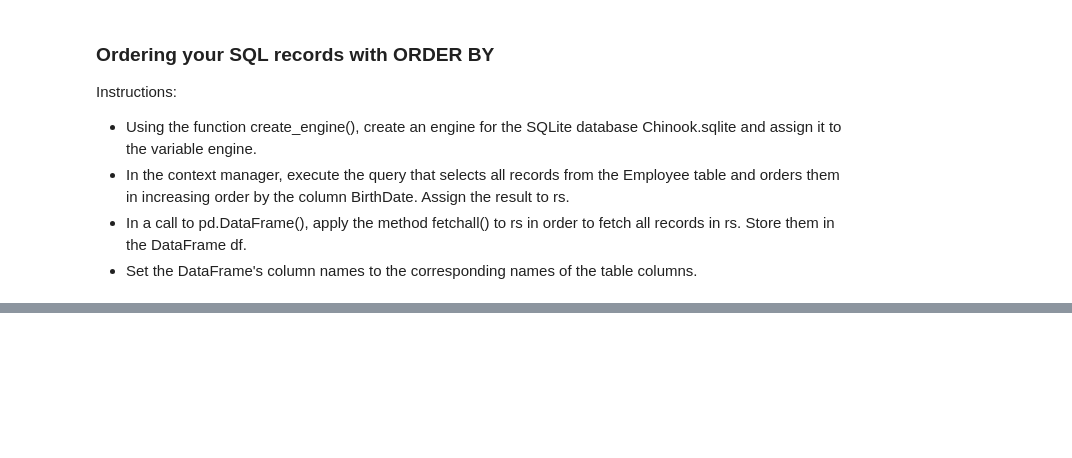
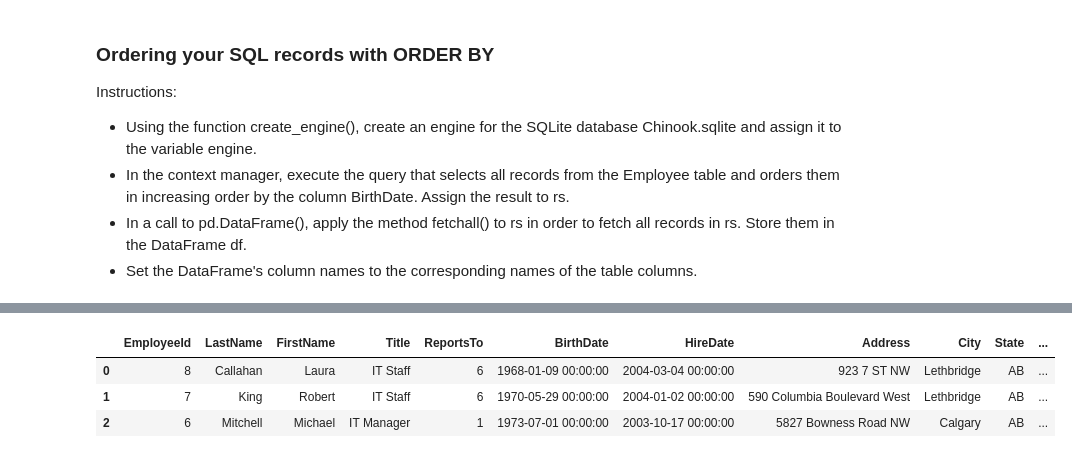
Before and after one commit to pedrogrigorio/DataCamp-Python-Data-Science-Track, a Jupyter notebook: 11-Introduction_to_Importing_Data_in_Python/notebook.ipynb, the cells around one changed output, grey strips where cells are left out. Cells and saved outputs as stored; diff of their text form; code cells hidden in the pictures; blank space fills up the shorter version.

```diff
--- a/11-Introduction_to_Importing_Data_in_Python/notebook.ipynb
+++ b/11-Introduction_to_Importing_Data_in_Python/notebook.ipynb
@@ -683,0 +730,18 @@ display(df.head())
+# %%
+# Import packages
+from sqlalchemy import create_engine
+import pandas as pd
+
+# Create engine: engine
+engine = create_engine('sqlite:///datasets/Chinook.sqlite')
+
+# Execute query and store records in DataFrame: df
+df = pd.read_sql_query('SELECT * FROM Employee WHERE EmployeeId >= 6 ORDER BY BirthDate', engine)
+
+# Print head of DataFrame
+display(df.head())
+# %% [output]
+|  | EmployeeId | LastName | FirstName | Title | ReportsTo | BirthDate | HireDate | Address | City | State | ... |
+| 0 | 8 | Callahan | Laura | IT Staff | 6 | 1968-01-09 00:00:00 | 2004-03-04 00:00:00 | 923 7 ST NW | Lethbridge | AB | ... |
+| 1 | 7 | King | Robert | IT Staff | 6 | 1970-05-29 00:00:00 | 2004-01-02 00:00:00 | 590 Columbia Boulevard West | Lethbridge | AB | ... |
+| 2 | 6 | Mitchell | Michael | IT Manager | 1 | 1973-07-01 00:00:00 | 2003-10-17 00:00:00 | 5827 Bowness Road NW | Calgary | AB | ... |
```
Also changed, not shown: parts of 3 cells of this notebook.
